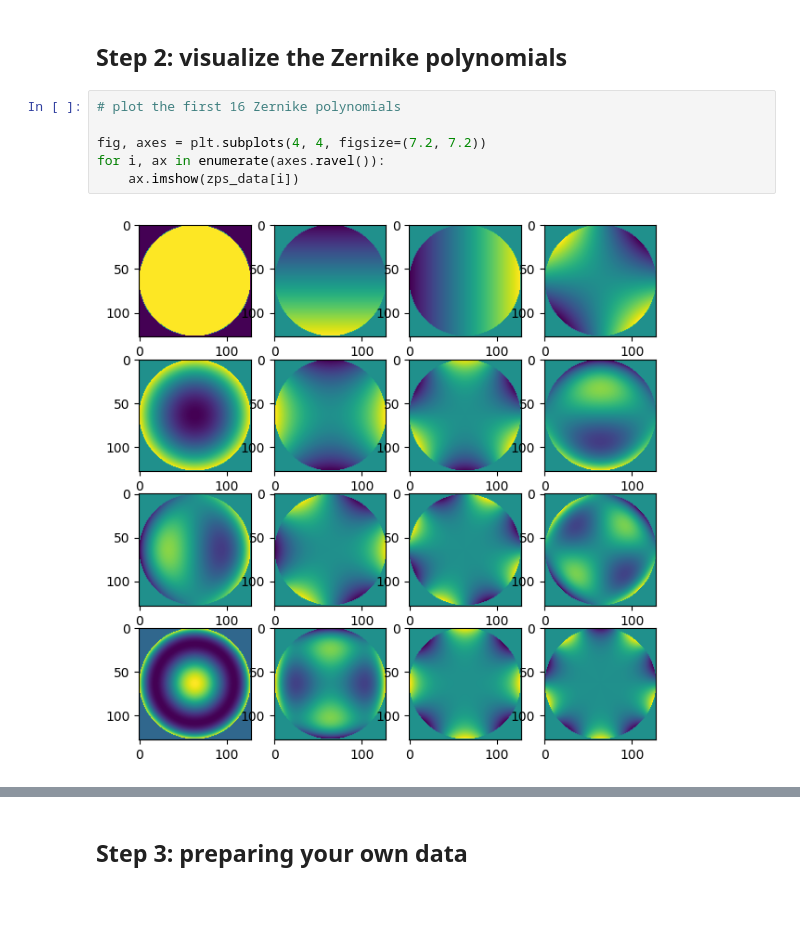
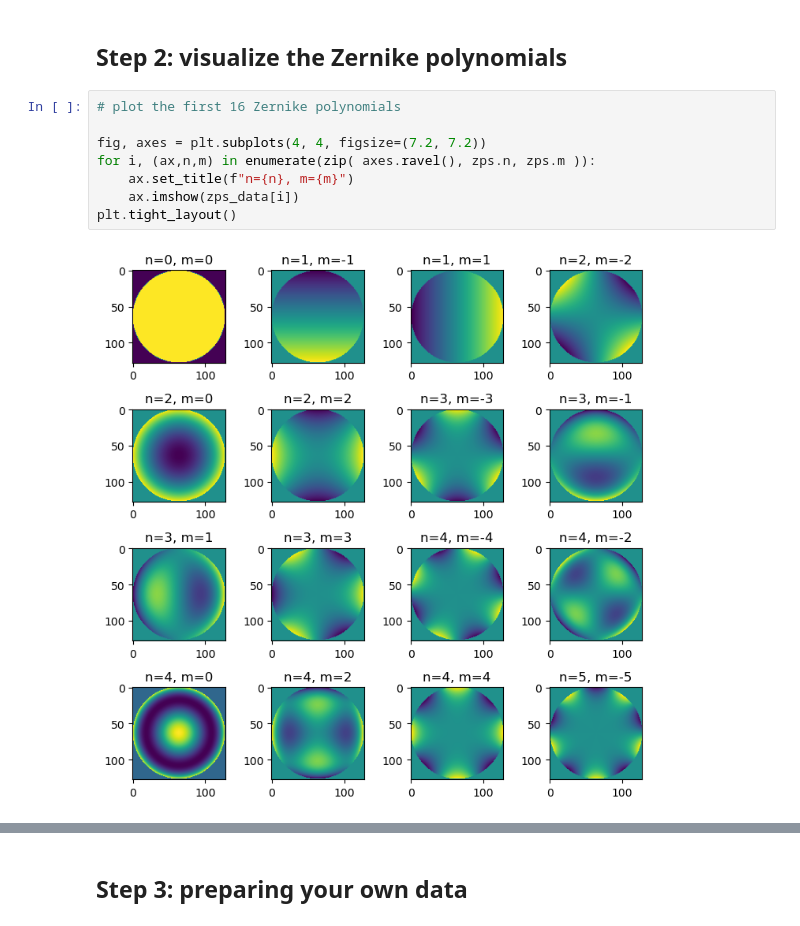
Before and after one commit to jiadongdan/motif-learn, a Jupyter notebook: notebooks/2 How to use ZPs.ipynb, the cells around one changed output, grey strips where cells are left out. Drawn from its saved outputs; the diff is of its cells as text.

```diff
--- a/notebooks/2 How to use ZPs.ipynb
+++ b/notebooks/2 How to use ZPs.ipynb
@@ -29,8 +45,10 @@ print(zps_data.shape)
 # %%
 # plot the first 16 Zernike polynomials
 
 fig, axes = plt.subplots(4, 4, figsize=(7.2, 7.2))
-for i, ax in enumerate(axes.ravel()):
+for i, (ax,n,m) in enumerate(zip( axes.ravel(), zps.n, zps.m )):
+    ax.set_title(f"n={n}, m={m}")
     ax.imshow(zps_data[i])
+plt.tight_layout()
 # %% [output]
-[figure, old version]
+[figure, new version]
```
Also changed, not shown: parts of 3 cells of this notebook.
